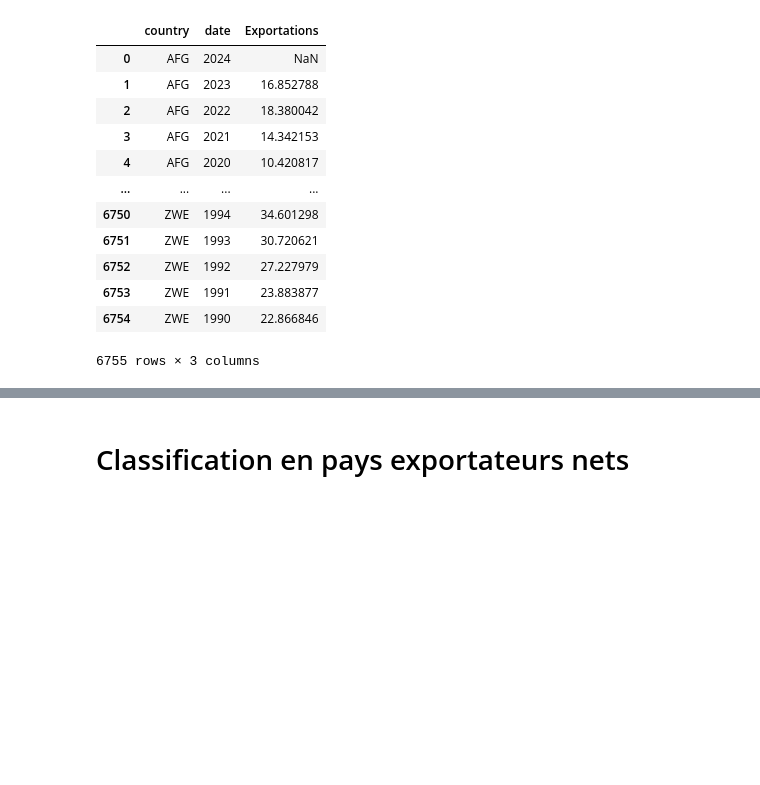
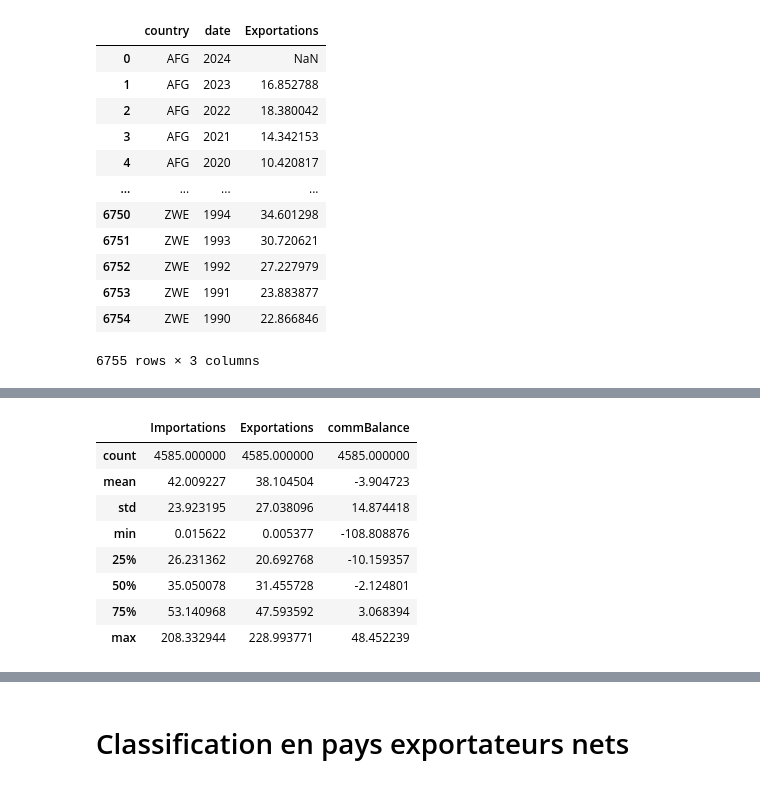
Before and after one commit to nile2304/Data-Science-Project-ENSAE, a Jupyter notebook: main.ipynb, the cells around one changed output, grey strips where cells are left out. Drawn from its saved outputs; the diff is of its cells as text; code cells hidden in the pictures; blank space fills up the shorter version.

```diff
--- a/main.ipynb
+++ b/main.ipynb
@@ -728,0 +795,13 @@ trade_analyzer.trade_data
+# %%
+# Statistiques globales des importations, exportations et balance commerciale
+trade_data[['Importations', 'Exportations', 'commBalance']].describe()
+# %% [output]
+|  | Importations | Exportations | commBalance |
+| count | 4585.000000 | 4585.000000 | 4585.000000 |
+| mean | 42.009227 | 38.104504 | -3.904723 |
+| std | 23.923195 | 27.038096 | 14.874418 |
+| min | 0.015622 | 0.005377 | -108.808876 |
+| 25% | 26.231362 | 20.692768 | -10.159357 |
+| 50% | 35.050078 | 31.455728 | -2.124801 |
+| 75% | 53.140968 | 47.593592 | 3.068394 |
+| max | 208.332944 | 228.993771 | 48.452239 |
```
Also changed, not shown: parts of 48 cells of this notebook.
